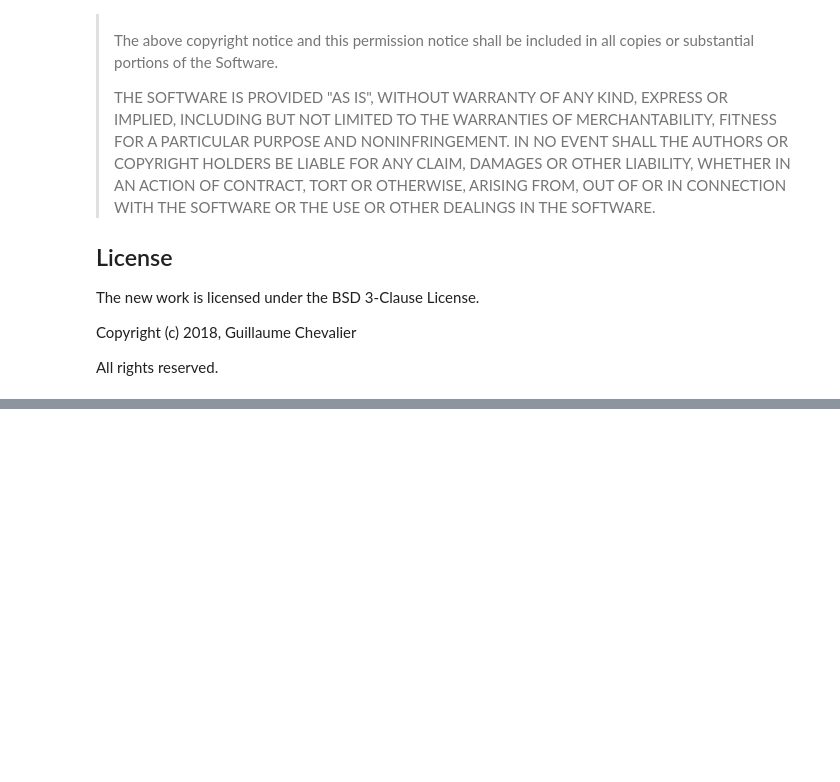
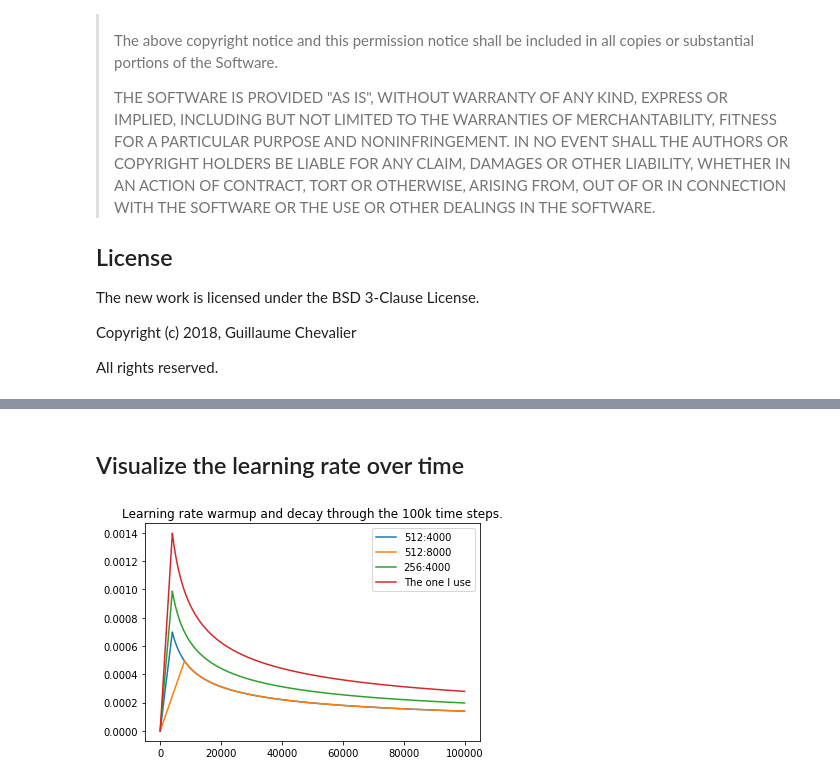
Before and after one commit to guillaume-chevalier/SGNN-Transformer-Sentence-Model-SimilarityBXEnt, a Jupyter notebook: SGNN-Sentence-Transformer-Matching-Network.ipynb, the cells around one changed output, grey strips where cells are left out. Saved outputs shown, nothing was run; the diff lists cells and outputs as text; code cells hidden in the pictures; blank space fills up the shorter version.

```diff
--- a/SGNN-Sentence-Transformer-Matching-Network.ipynb
+++ b/SGNN-Sentence-Transformer-Matching-Network.ipynb
@@ -253,8 +106,15 @@ test_iters_per_epoch = 1
+# %% [markdown]
+## Visualize the learning rate over time
 # %%
 import matplotlib.pyplot as plt
 # Three settings of the lrate hyperparameters.
 opts = [NoamOpt(512, 1, 4000, None),
         NoamOpt(512, 1, 8000, None),
-        NoamOpt(256, 1, 4000, None)]
-plt.plot(np.arange(1, 20000), [[opt.rate(i) for opt in opts] for i in range(1, 20000)])
-plt.legend(["512:4000", "512:8000", "256:4000"])
+        NoamOpt(256, 1, 4000, None),
+        get_std_opt(model_trainer)]
+plt.plot(np.arange(1, 100000), [[opt.rate(i) for opt in opts] for i in range(1, 100000)])
+plt.title("Learning rate warmup and decay through the 100k time steps.")
+plt.legend(["512:4000", "512:8000", "256:4000", "The one I use"])
+plt.show()
+# %% [output]
+[figure, added]
```
Also changed, not shown: parts of 14 cells of this notebook, 7 other files.
